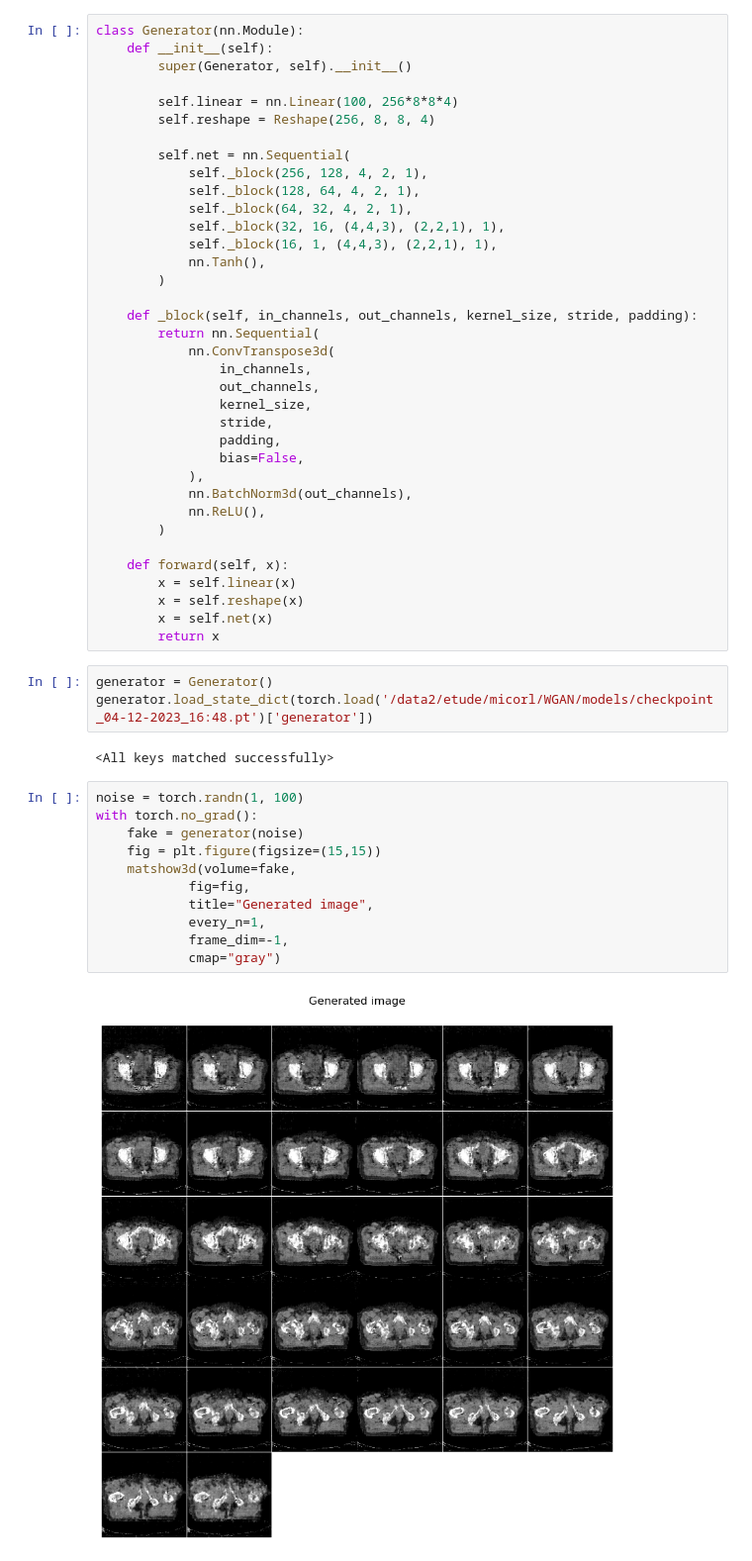
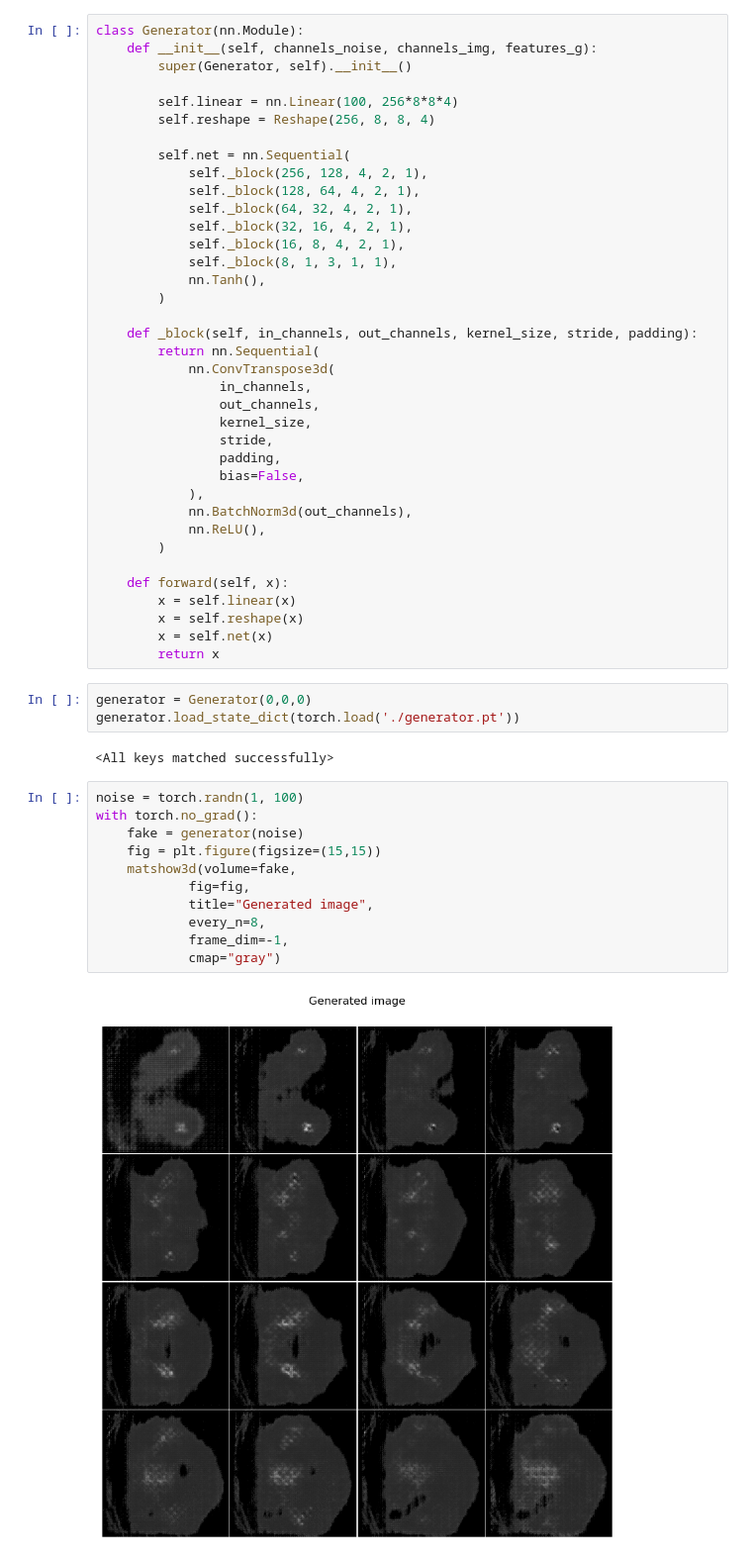
Before and after one commit to kaamka/3D-CT-images-augmentation, a Jupyter notebook: load_model.ipynb, the cells around one changed output. Shown: that part at 99% size. Cells and saved outputs as stored; diff of their text form.

```diff
--- a/load_model.ipynb
+++ b/load_model.ipynb
@@ -7,7 +7,7 @@ from monai.networks.layers import Reshape
 from monai.visualize import matshow3d
 # %%
 class Generator(nn.Module):
-    def __init__(self):
+    def __init__(self, channels_noise, channels_img, features_g):
         super(Generator, self).__init__()
 
         self.linear = nn.Linear(100, 256*8*8*4)
@@ -17,8 +17,9 @@ class Generator(nn.Module):
             self._block(256, 128, 4, 2, 1),
             self._block(128, 64, 4, 2, 1),
             self._block(64, 32, 4, 2, 1),
-            self._block(32, 16, (4,4,3), (2,2,1), 1),
-            self._block(16, 1, (4,4,3), (2,2,1), 1),
+            self._block(32, 16, 4, 2, 1),
+            self._block(16, 8, 4, 2, 1),
+            self._block(8, 1, 3, 1, 1),
             nn.Tanh(),
         )
 
@@ -42,20 +43,20 @@ class Generator(nn.Module):
         x = self.net(x)
         return x
 # %%
-generator = Generator()
-generator.load_state_dict(torch.load('/data2/etude/micorl/WGAN/models/checkpoint_04-12-2023_16:48.pt')['generator'])
+generator = Generator(0,0,0)
+generator.load_state_dict(torch.load('./generator.pt'))
 # %% [output]
 <All keys matched successfully>
 # %%
 noise = torch.randn(1, 100)
 with torch.no_grad():
     fake = generator(noise)
     fig = plt.figure(figsize=(15,15))
     matshow3d(volume=fake,
             fig=fig,
             title="Generated image",
-            every_n=1,
+            every_n=8,
             frame_dim=-1,
             cmap="gray")
 # %% [output]
-[figure, old version]
+[figure, new version]
```
Also changed, not shown: 2 other files.
